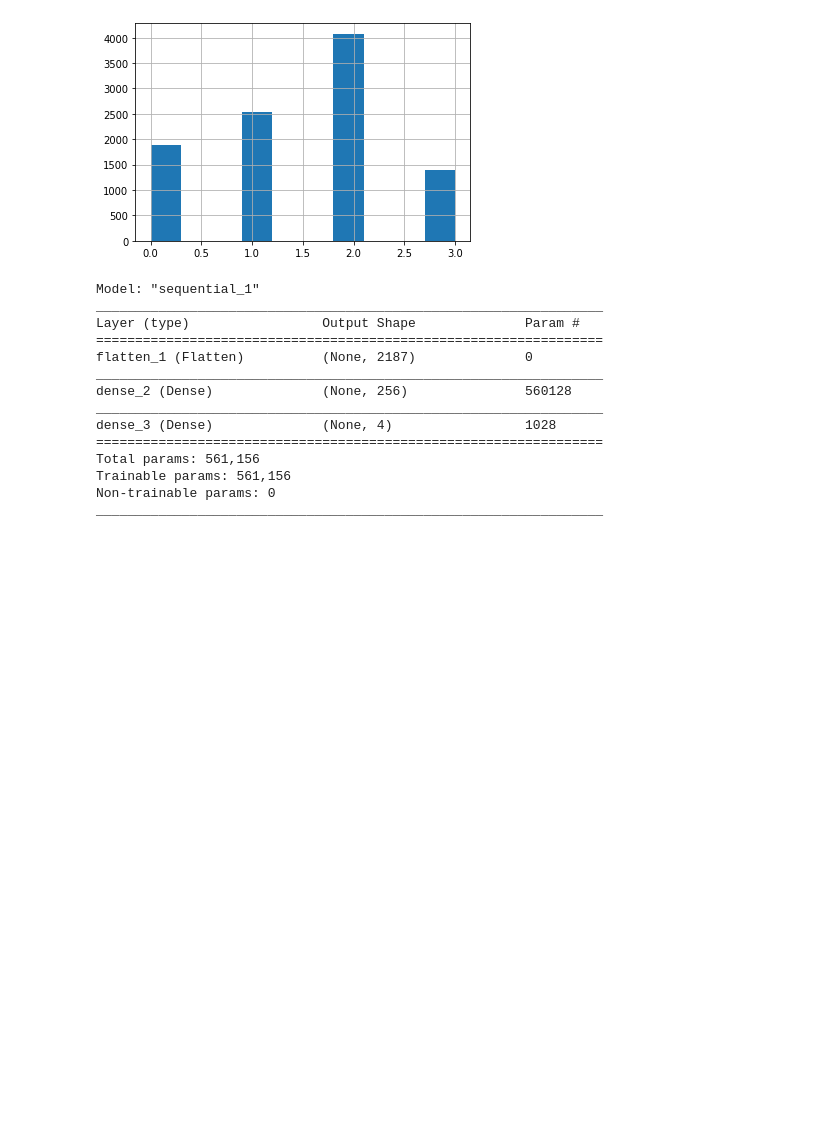
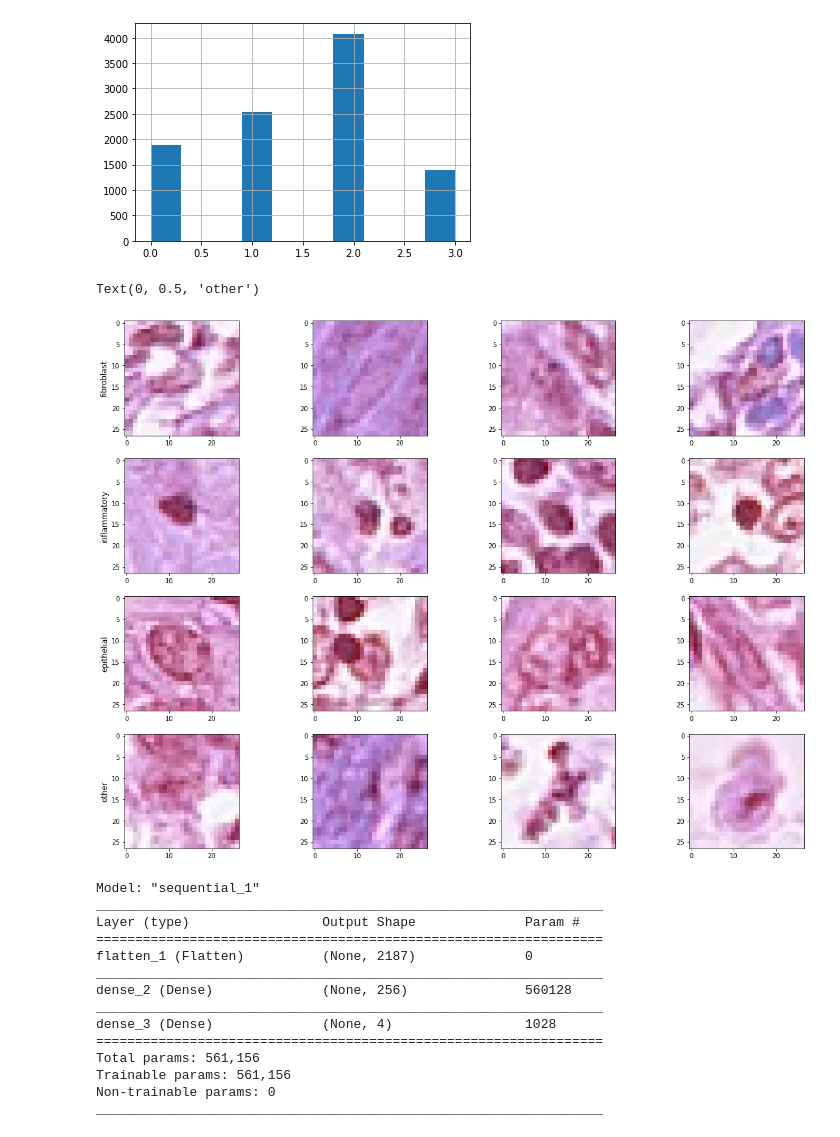
Before and after one commit to ngkarthi71/colon-cancer-analysis, a Jupyter notebook: colon_cancer_analysis.ipynb, the cells around one changed output. Saved outputs shown, nothing was run; the diff lists cells and outputs as text; code cells hidden in the pictures; blank space fills up the shorter version.

```diff
--- a/colon_cancer_analysis.ipynb
+++ b/colon_cancer_analysis.ipynb
@@ -200,6 +216,58 @@ colon_main.cellType.hist()
 plt.show()
 # %% [output]
 [figure]
+# %%
+#'fibroblast': 0, 'inflammatory':1, 'epithelial': 2, 'others':3
+
+fibroblast = colon_main.loc[colon_main['cellType'] == 0].sample(4)
+inflammatory = colon_main.loc[colon_main['cellType'] == 1].sample(4)
+epithelial = colon_main.loc[colon_main['cellType'] == 2].sample(4)
+others = colon_main.loc[colon_main['cellType'] == 3].sample(4)
+
+fibroblast_images = []
+inflammatory_images = []
+epithelial_images = []
+other_images = []
+
+for path in fibroblast['ImageName']:
+    image_path = "./Image_classification_data/patch_images/" + path
+    image = cv.imread(image_path)
+    fibroblast_images.append(image)
+
+for path in inflammatory['ImageName']:
+    image_path = "./Image_classification_data/patch_images/" + path
+    image = cv.imread(image_path)
+    inflammatory_images.append(image)
+
+for path in epithelial['ImageName']:
+    image_path = "./Image_classification_data/patch_images/" + path
+    image = cv.imread(image_path)
+    epithelial_images.append(image)
+
+for path in others['ImageName']:
+    image_path = "./Image_classification_data/patch_images/" + path
+    image = cv.imread(image_path)
+    other_images.append(image)
+
+fig,axis = plt.subplots(4,4,figsize=(20,15))
+for i, image in enumerate(fibroblast_images):
+    axis[0,i].imshow(image)
+axis[0,0].set_ylabel('fibroblast', size='large')
+
+for i, image in enumerate(inflammatory_images):
+    axis[1,i].imshow(image)
+axis[1,0].set_ylabel('inflammatory', size='large')
+
+for i, image in enumerate(epithelial_images):
+    axis[2,i].imshow(image)
+axis[2,0].set_ylabel('epithelial', size='large')
+
+for i, image in enumerate(other_images):
+    axis[3,i].imshow(image)
+axis[3,0].set_ylabel('other', size='large')
+# %% [output]
+Text(0, 0.5, 'other')
+[figure, added]
 # %%
 INPUT_DIM = (27, 27, 3)
 HIDDEN_LAYER_DIM = 256
```
Also changed, not shown: parts of 17 cells of this notebook, 13 other files.
